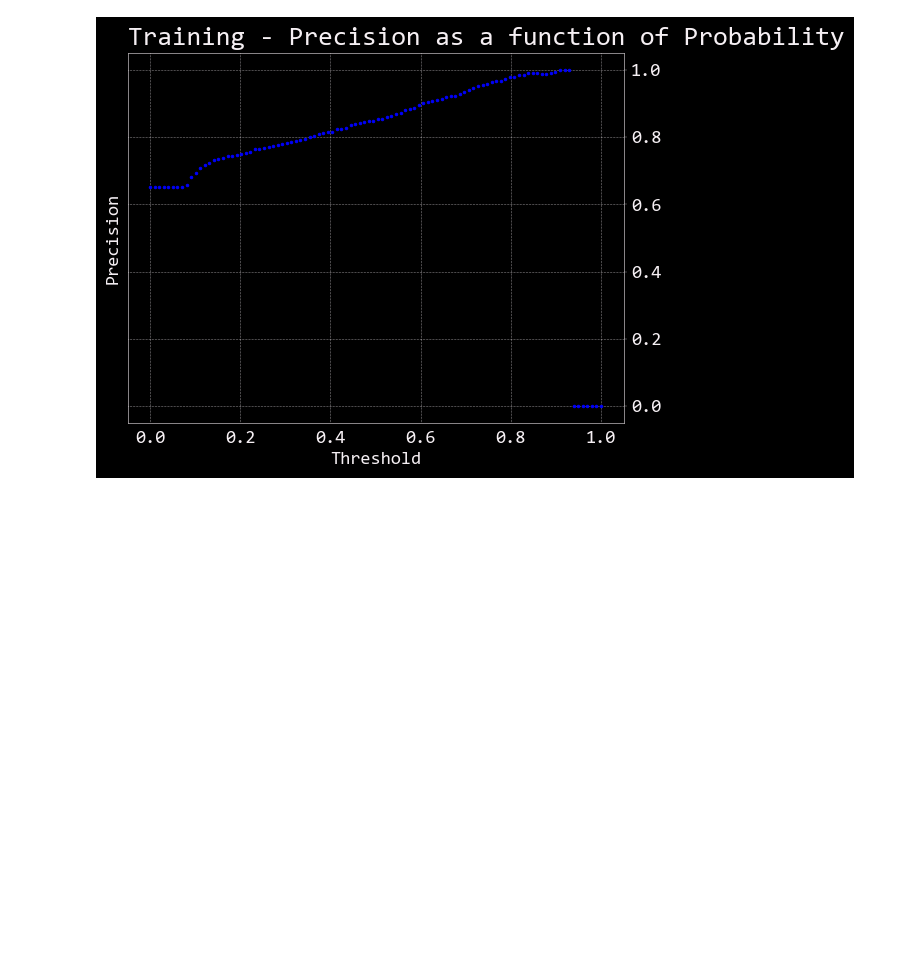
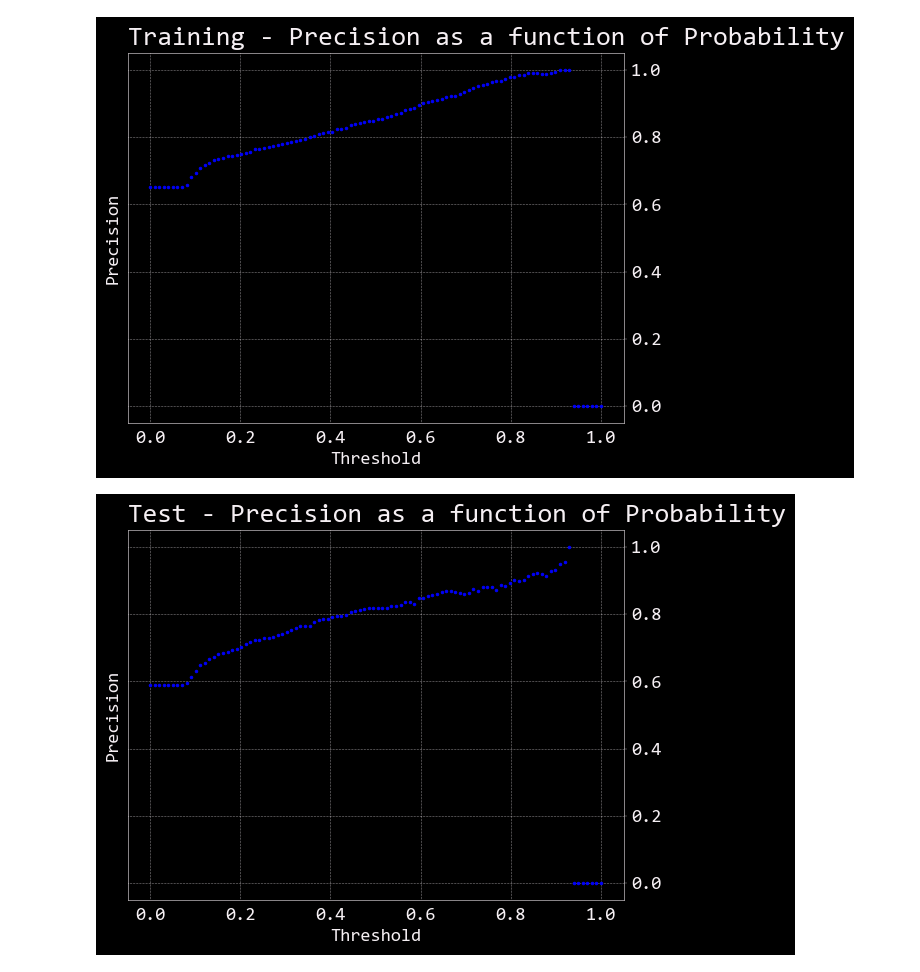
Before and after one commit to mikewenner/Data_Science, a Jupyter notebook: ML_trend_predict.ipynb, the cells around one changed output. Cells and saved outputs as stored; diff of their text form; code cells hidden in the pictures; blank space fills up the shorter version.

```diff
--- a/ML_trend_predict.ipynb
+++ b/ML_trend_predict.ipynb
@@ -474,3 +505,8 @@ def get_precision_curve(clf, x, y, title):
 get_precision_curve(clf, x_train, y_train, 'Training - Precision as a function of Probability')
 # %% [output]
 [figure]
+# %%
+# Call the function on test data
+get_precision_curve(clf, x_test, y_test, 'Test - Precision as a function of Probability')
+# %% [output]
+[figure, added]
```
Also changed, not shown: parts of 3 cells of this notebook.
